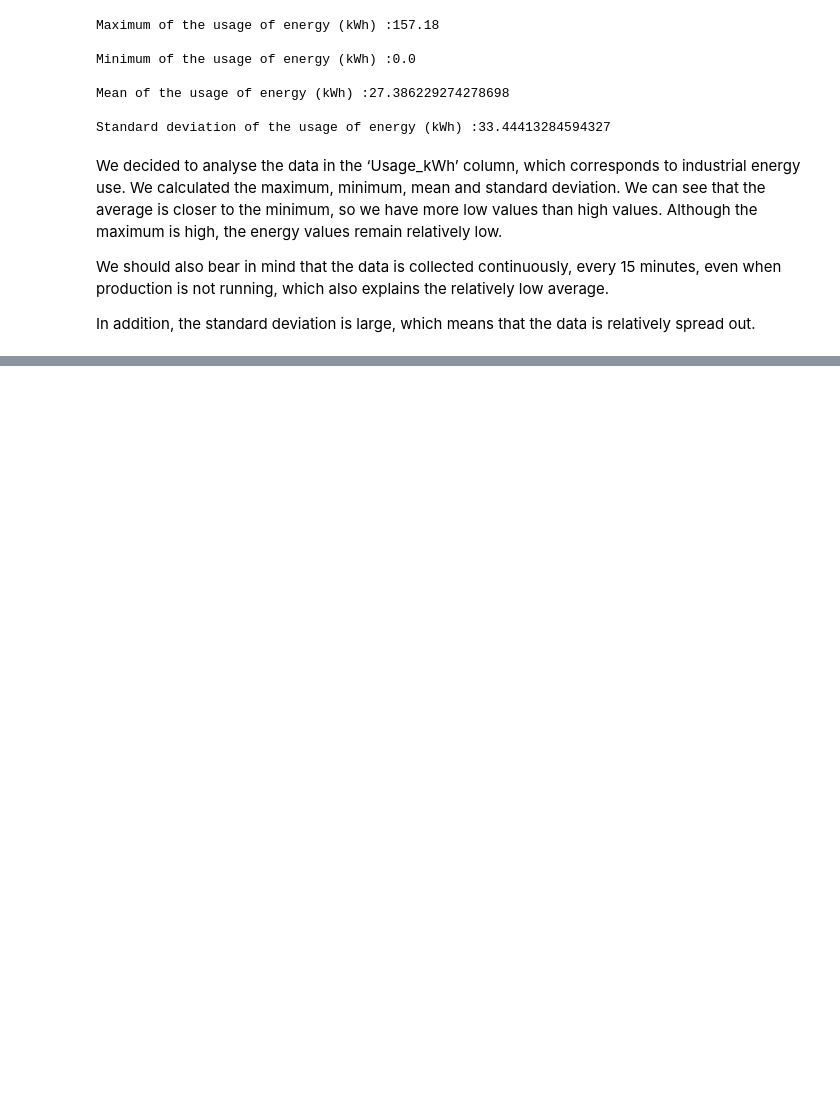
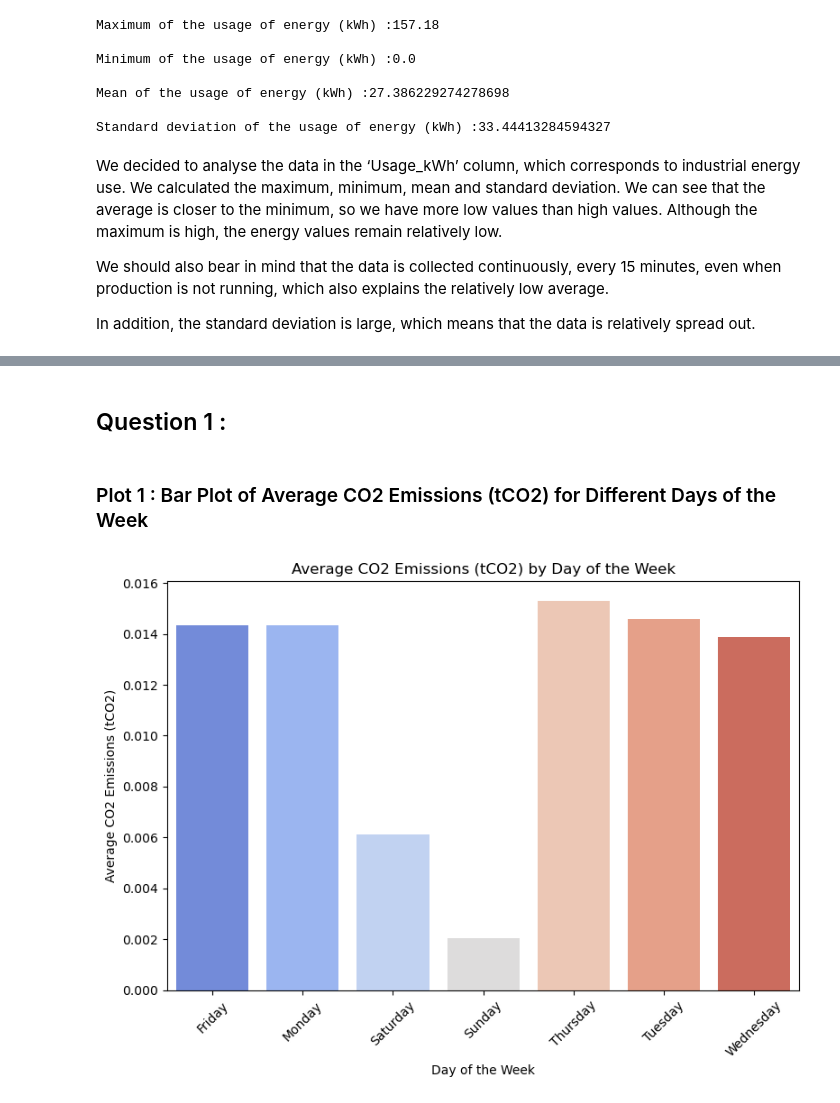
Before and after one commit to mabrnd/modeling_lab_15, a Jupyter notebook: Module_project_15.ipynb, the cells around one changed output, grey strips where cells are left out. Drawn from its saved outputs; the diff is of its cells as text; code cells hidden in the pictures; blank space fills up the shorter version.

```diff
--- a/Module_project_15.ipynb
+++ b/Module_project_15.ipynb
@@ -142,3 +142,5 @@ can use different libraries (matplotlib, seaborn, Bokeh, venn, etc…). Please a
 proper axis labels and legends and make sure the plots are meaningful and readable.
 (10 each)
 2. Discuss the plots (5 each)
+# %% [markdown]
+## Question 1 :
@@ -144,0 +151,16 @@ proper axis labels and legends and make sure the plots are meaningful and readab
+# %% [markdown]
+### Plot 1 : Bar Plot of Average CO2 Emissions (tCO2) for Different Days of the Week
+# %%
+avg_co2_per_day = df.groupby('Day_Of_Week')['CO2(tCO2)'].mean() #Calculate average CO2 emissions for each day of the week
+# %%
+# Plot a bar chart
+plt.figure(figsize=(8, 6))
+sns.barplot(x=avg_co2_per_day.index, y=avg_co2_per_day.values, palette='coolwarm')
+plt.title('Average CO2 Emissions (tCO2) by Day of the Week')
+plt.xlabel('Day of the Week')
+plt.ylabel('Average CO2 Emissions (tCO2)')
+plt.xticks(rotation=45)
+plt.tight_layout()
+plt.show()
+# %% [output]
+[figure, added]
```
Also changed, not shown: parts of 17 cells of this notebook.
